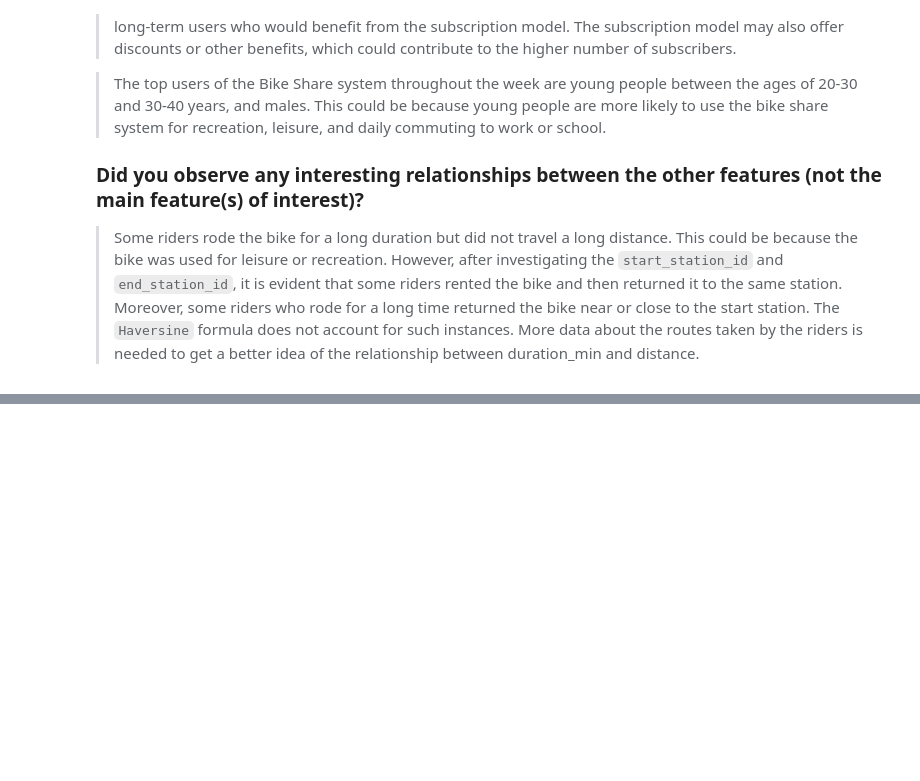
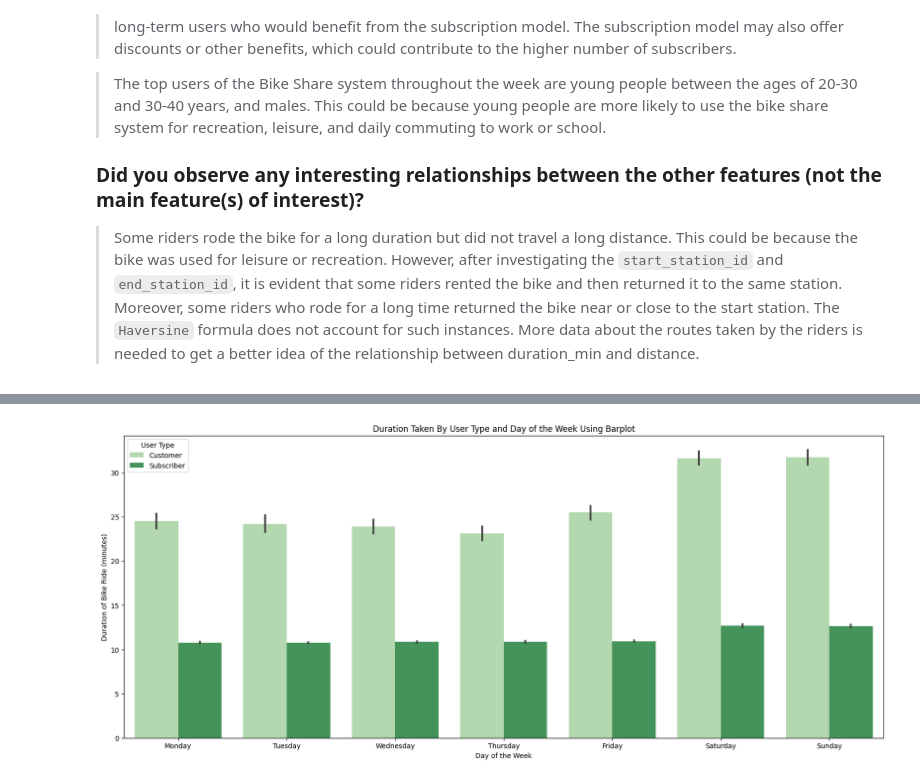
Before and after one commit to kisyular/data-visualization-project, a Jupyter notebook: Part_I_exploration.ipynb, the cells around one changed output, grey strips where cells are left out. Saved outputs shown, nothing was run; the diff lists cells and outputs as text; code cells hidden in the pictures; blank space fills up the shorter version.

```diff
--- a/Part_I_exploration.ipynb
+++ b/Part_I_exploration.ipynb
@@ -1079,0 +1118,10 @@ graph.fig.suptitle('Distribution of Bike Rides Based on User Type and Month', y=
+# %%
+# barplot of duration_min and day_of_week, separated by user_type
+plt.figure(figsize=(20, 8))
+sb.barplot(data=cc_bike_data, x='day_of_week', y='duration_min', hue='user_type', palette="Greens")
+plt.xlabel('Day of the Week')
+plt.ylabel('Duration of Bike Ride (minutes)')
+plt.title('Duration Taken By User Type and Day of the Week Using Barplot')
+plt.legend(title='User Type');
+# %% [output]
+[figure, added]
```
Also changed, not shown: parts of 11 cells of this notebook.
